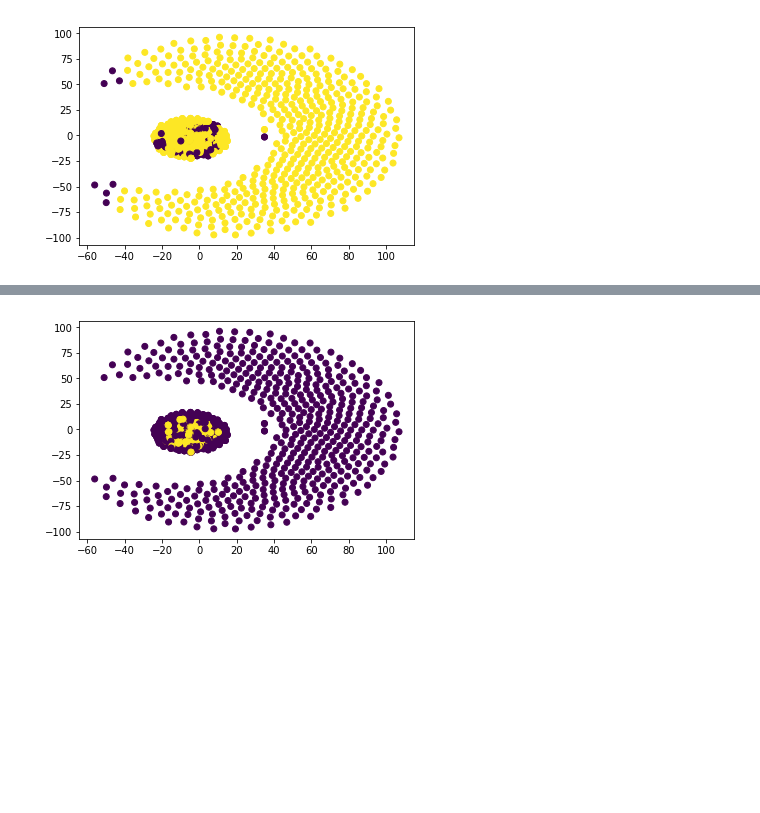
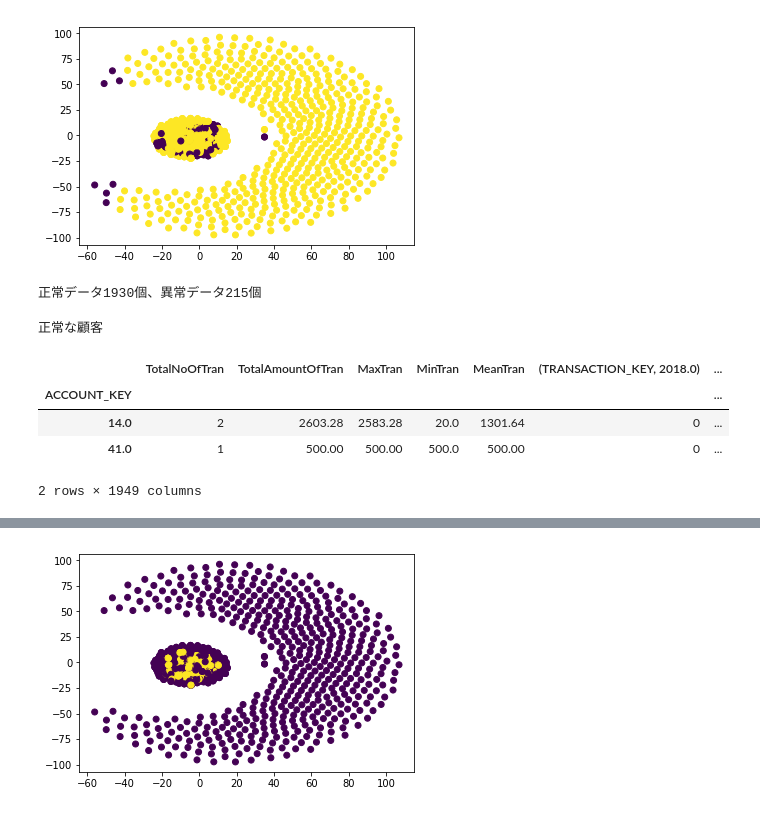
Before and after one commit to gucchi123/sas_sample, a Jupyter notebook: clustering.ipynb, the cells around one changed output, grey strips where cells are left out. Drawn from its saved outputs; the diff is of its cells as text; code cells hidden in the pictures; blank space fills up the shorter version.

```diff
--- a/clustering.ipynb
+++ b/clustering.ipynb
@@ -405,3 +416,17 @@ plt.legend()
 #青が異常
 # %% [output]
 [figure]
+# %%
+print("正常データ{}個、異常データ{}個".format(len(np.where(y_pred_lof==1)[0]), len(np.where(y_pred_lof==-1)[0])))
+# %% [output]
+正常データ1930個、異常データ215個
+# %%
+print("正常な顧客")
+fingerprint_origin.iloc[np.where(y_pred_lof==1)[0][:2], :]
+# %% [output]
+正常な顧客
+|  | TotalNoOfTran | TotalAmountOfTran | MaxTran | MinTran | MeanTran | (TRANSACTION_KEY, 2018.0) | ... |
+| ACCOUNT_KEY |  |  |  |  |  |  | ... |
+| 14.0 | 2 | 2603.28 | 2583.28 | 20.0 | 1301.64 | 0 | ... |
+| 41.0 | 1 | 500.00 | 500.00 | 500.0 | 500.00 | 0 | ... |
+2 rows × 1949 columns
```
Also changed, not shown: parts of 5 cells of this notebook.
